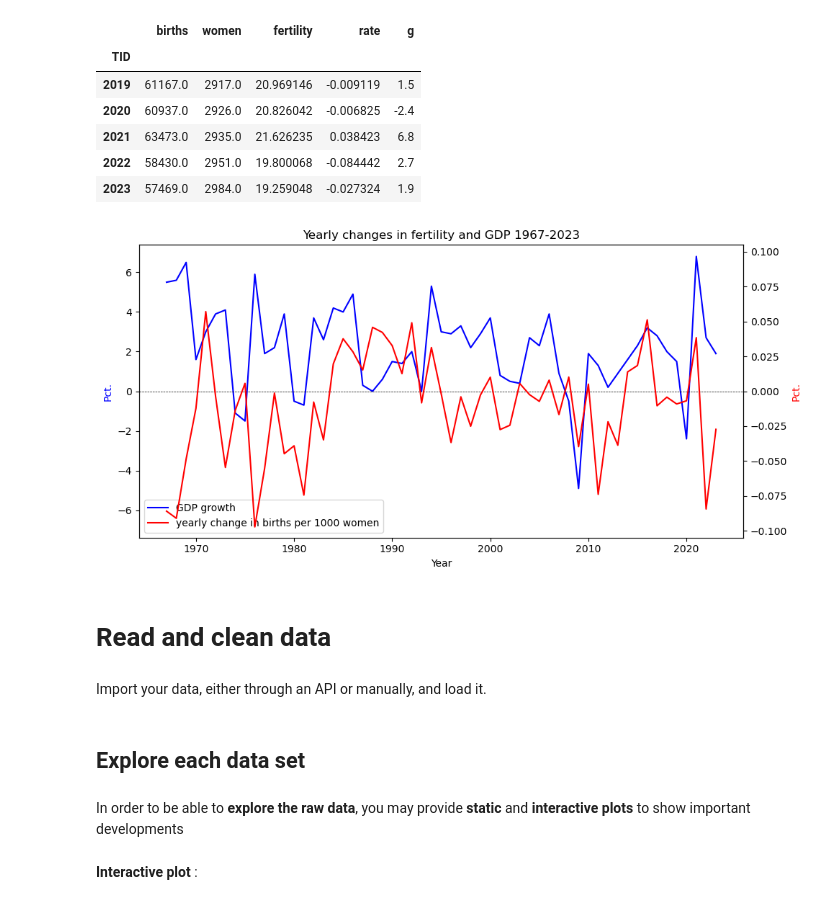
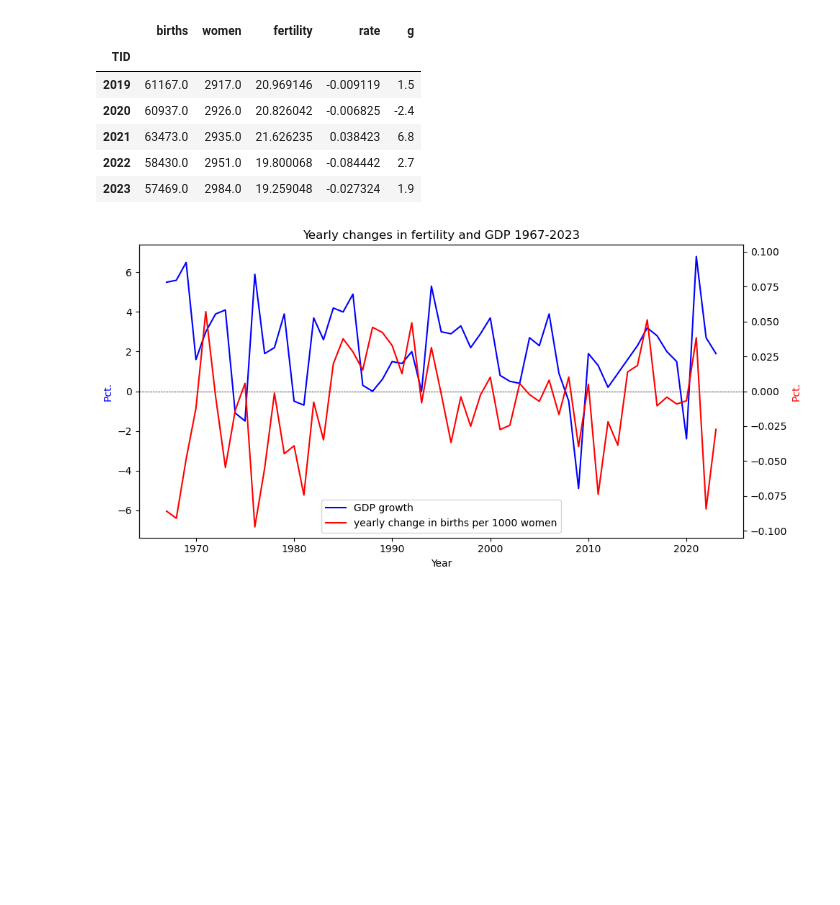
Before and after one commit to NumEconCopenhagen/projects-2024-anne-sofie-ida-anna-livia, a Jupyter notebook: dataproject/dataproject.ipynb, the cells around one changed output. Cells and saved outputs as stored; diff of their text form; code cells hidden in the pictures; blank space fills up the shorter version.

```diff
--- a/dataproject/dataproject.ipynb
+++ b/dataproject/dataproject.ipynb
@@ -206,42 +188,32 @@ inner.tail()
 fig, ax1 = plt.subplots(figsize=(10, 5))
 
 # a. Plot GDP growth on the primary y-axis
 ax1.plot(inner.index, inner['g'], color='b', label='GDP growth')
 ax1.set_xlabel('Year')
 ax1.set_ylabel('Pct.', color='b')
 
 # b. Create a secondary y-axis and plot fertility
 ax2 = ax1.twinx()
 ax2.plot(inner.index, inner['rate'], color='r', label='yearly change in births per 1000 women')
 ax2.set_ylabel('Pct.', color='r')
 
 # c. Add legend
 lines, labels = ax1.get_legend_handles_labels()
 lines2, labels2 = ax2.get_legend_handles_labels()
-ax1.legend(lines + lines2, labels + labels2, loc = 'lower left')
+ax1.legend(lines + lines2, labels + labels2, loc = 'lower center')
 
 # d. Add title
 plt.title('Yearly changes in fertility and GDP 1967-2023')
 
 # e. Align y-axes
 mpl_axes_aligner.align.yaxes(ax1, 0, ax2, 0, 0.5)
 
 # f. Add line through 0
 ax1.axhline(0, linewidth=0.5, color='black', linestyle='--')
 
 fig.tight_layout()
 
 # Show plot
 plt.show()
 # %% [output]
-[figure, old version]
+[figure, new version]
-# %% [markdown]
-# Read and clean data
-# %% [markdown]
-Import your data, either through an API or manually, and load it.
-# %% [markdown]
-## Explore each data set
-# %% [markdown]
-In order to be able to **explore the raw data**, you may provide **static** and **interactive plots** to show important developments
-# %% [markdown]
-**Interactive plot** :
```
Also changed, not shown: parts of 22 cells of this notebook, 1 other file.
